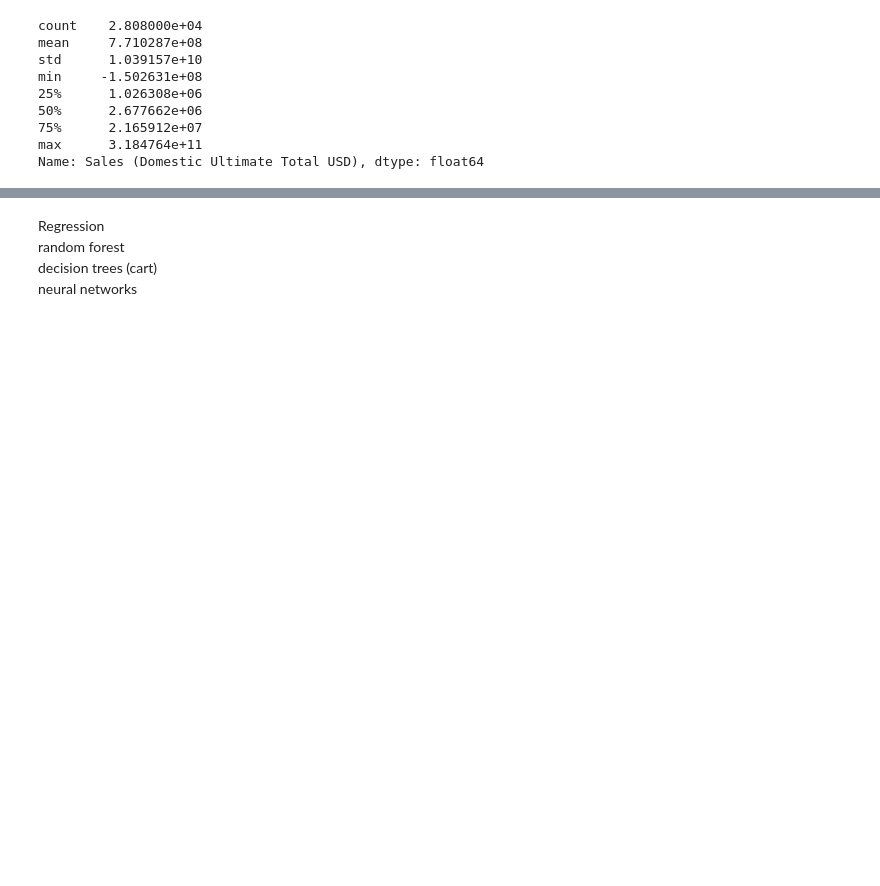
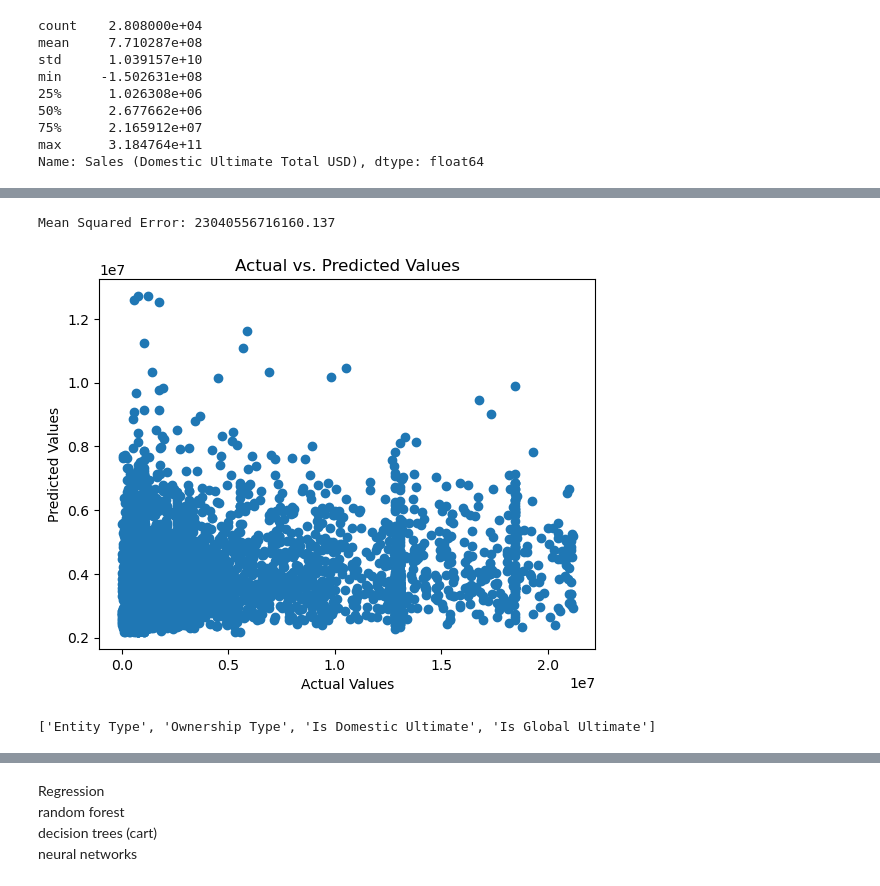
Before and after one commit to omgacai/NUS-SDS-Datathon-Champion-311, a Jupyter notebook: Submission.ipynb, the cells around one changed output, grey strips where cells are left out. Cells and saved outputs as stored; diff of their text form; code cells hidden in the pictures; blank space fills up the shorter version.

```diff
--- a/Submission.ipynb
+++ b/Submission.ipynb
@@ -184,0 +189,7 @@ Name: Sales (Domestic Ultimate Total USD), dtype: float64
+# %%
+filtered_df = numerical_df[numerical_df['Sales (Domestic Ultimate Total USD)'] <= 2.165912e+07]
+# %%
+X = filtered_df.drop('Sales (Domestic Ultimate Total USD)', axis=1)
+X= X.drop('LATITUDE', axis=1)
+X= X.drop('LONGITUDE', axis=1)
+y = filtered_df['Sales (Domestic Ultimate Total USD)']
@@ -184,0 +212,29 @@ Name: Sales (Domestic Ultimate Total USD), dtype: float64
+# %%
+X_train, X_test, y_train, y_test = train_test_split(X,y,
+                                   random_state=100,
+                                   test_size=0.25,
+                                   shuffle=True)
+# %%
+model = LinearRegression()
+model.fit(X_train, y_train)
+y_pred = model.predict(X_test)
+# %%
+mse = mean_squared_error(y_test, y_pred)
+print(f'Mean Squared Error: {mse}')
+# %% [output]
+Mean Squared Error: 23040556716160.137
+# %%
+import matplotlib.pyplot as plt
+
+plt.scatter(y_test, y_pred)
+plt.xlabel('Actual Values')
+plt.ylabel('Predicted Values')
+plt.title('Actual vs. Predicted Values')
+plt.show()
+# %% [output]
+[figure, added]
+# %%
+x_var = [x for x in df.columns if len(df[x].unique())<25]
+x_var
+# %% [output]
+['Entity Type', 'Ownership Type', 'Is Domestic Ultimate', 'Is Global Ultimate']
```
Also changed, not shown: parts of 19 cells of this notebook.
